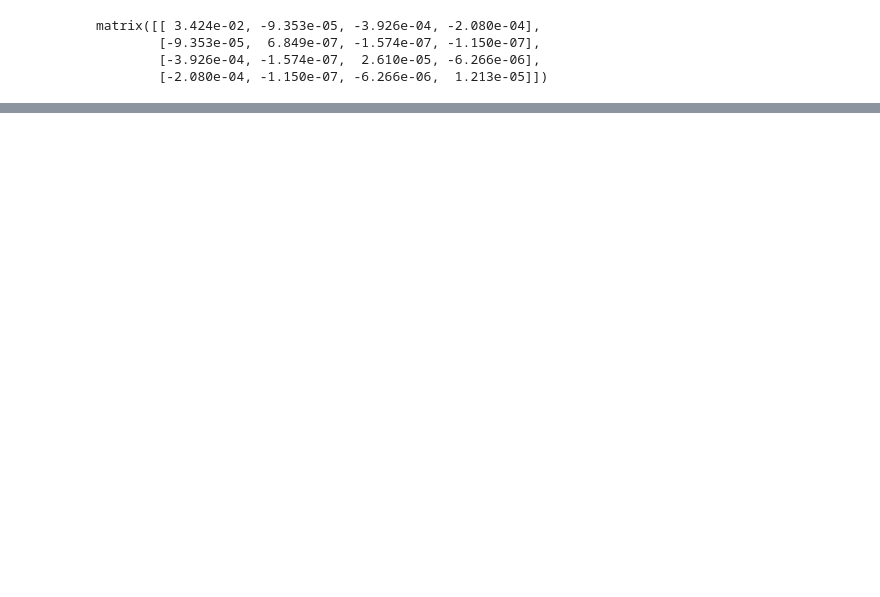
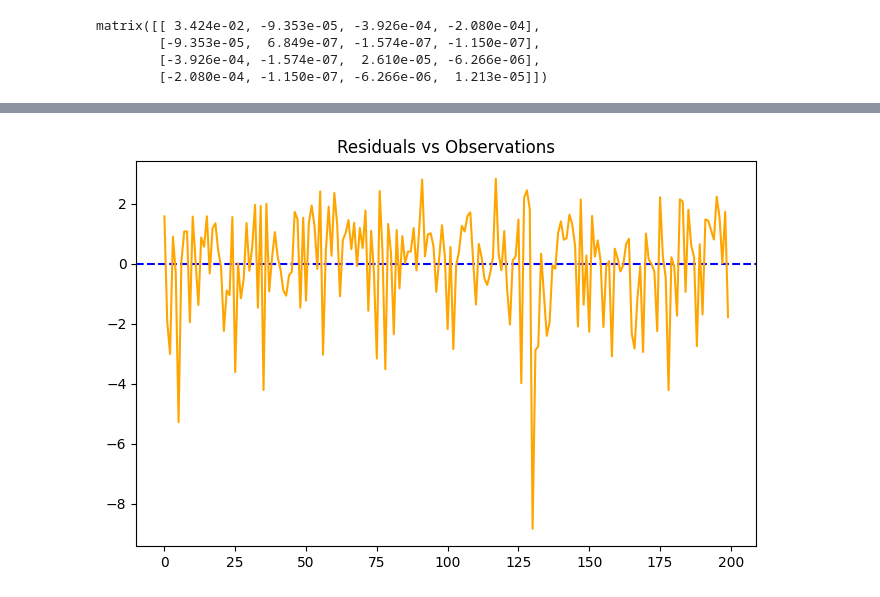
Before and after one commit to 2022khev/Data-science, a Jupyter notebook: Understanding Multiple Linear Regression with Python without Python Packages.ipynb, the cells around one changed output, grey strips where cells are left out. Cells and saved outputs as stored; diff of their text form; code cells hidden in the pictures; blank space fills up the shorter version.

```diff
--- a/Understanding Multiple Linear Regression with Python without Python Packages.ipynb
+++ b/Understanding Multiple Linear Regression with Python without Python Packages.ipynb
@@ -303,0 +450,8 @@ print(t_radio)
+# %%
+plt.figure(figsize=(8,5))
+residuals = y-yhat
+plt.title("Residuals vs Observations")
+plt.axhline(y=0, color='b', linestyle='--')
+plt.plot(np.array(residuals),color='orange');
+# %% [output]
+[figure, added]
```
Also changed, not shown: parts of 26 cells of this notebook.
